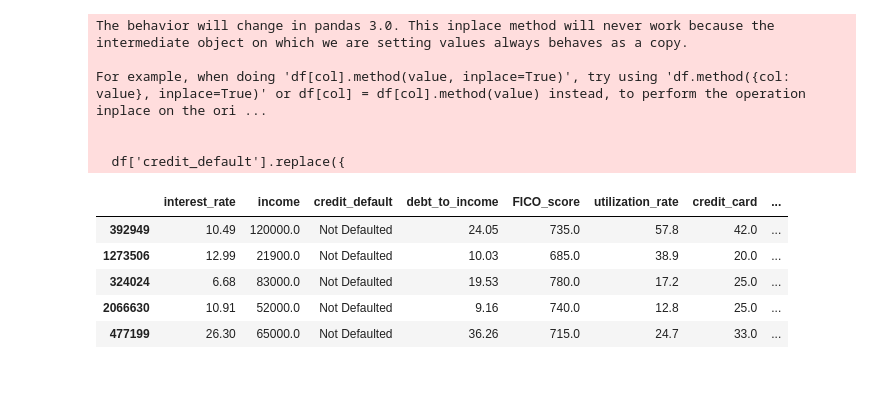
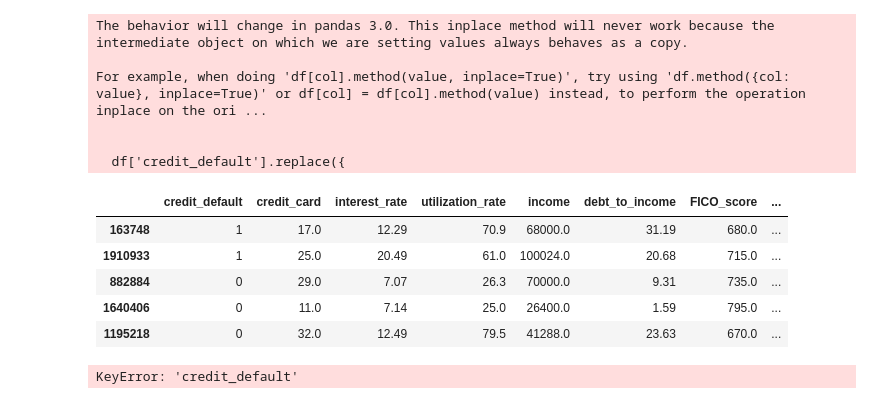
Before and after one commit to annafcosta/Quantum-Computer-Feature-Selection, a Jupyter notebook: src/figure_2e_figure_7ab.ipynb, the cells around one changed output. Drawn from its saved outputs; the diff is of its cells as text; code cells hidden in the pictures.

Commit message:
matriz de correlacao e correlacao com target

```diff
--- a/src/figure_2e_figure_7ab.ipynb
+++ b/src/figure_2e_figure_7ab.ipynb
@@ -3,40 +7,59 @@ import pandas as pd
 # %%
 df = pd.read_csv(
     "../datasets/lending_club.csv",
     usecols=["loan_status", "total_acc", "int_rate", "revol_util", "annual_inc", "dti", "fico_range_low", "num_accts_ever_120_pd", "avg_cur_bal"]
 )
 
-df.rename(columns={
+df.rename(columns = {
     "loan_status": "credit_default",
     "total_acc": "credit_card",
     "int_rate": "interest_rate",
     "revol_util": "utilization_rate",
     "annual_inc": "income",
     "dti": "debt_to_income",
     "fico_range_low": "FICO_score",
     "num_accts_ever_120_pd": "days_line",
     "avg_cur_bal": "balance"
+}, inplace = True)
+
+df['credit_default'].replace({
+    "Fully Paid": 0,
+    "Current": 0,
+    "Charged Off": 1
 }, inplace=True)
 
-df['credit_default'].replace({
-    "Fully Paid": "Not Defaulted",
-    "Current": "Not Defaulted",
-    "Charged Off": "Defaulted"
-}, inplace=True)
+df_filtered = df[df['credit_default'].isin([0, 1])]
 
-df_sample = df.sample(n=1000, random_state=42)
+num_rows = len(df_filtered)
+
+df_sample = df_filtered.sample(n=1000, random_state=42)
+df_sample = df_sample[['credit_default', 'credit_card', 'interest_rate', 'utilization_rate', 'income', 'debt_to_income', 'FICO_score', 'days_line', 'balance']]
 
 df_sample.head()
 # %% [output]
 The behavior will change in pandas 3.0. This inplace method will never work because the intermediate object on which we are setting values always behaves as a copy.
 
 For example, when doing 'df[col].method(value, inplace=True)', try using 'df.method({col: value}, inplace=True)' or df[col] = df[col].method(value) instead, to perform the operation inplace on the ori ...
 
 
   df['credit_default'].replace({
-|  | interest_rate | income | credit_default | debt_to_income | FICO_score | utilization_rate | credit_card | ... |
-| 392949 | 10.49 | 120000.0 | Not Defaulted | 24.05 | 735.0 | 57.8 | 42.0 | ... |
-| 1273506 | 12.99 | 21900.0 | Not Defaulted | 10.03 | 685.0 | 38.9 | 20.0 | ... |
-| 324024 | 6.68 | 83000.0 | Not Defaulted | 19.53 | 780.0 | 17.2 | 25.0 | ... |
-| 2066630 | 10.91 | 52000.0 | Not Defaulted | 9.16 | 740.0 | 12.8 | 25.0 | ... |
-| 477199 | 26.30 | 65000.0 | Not Defaulted | 36.26 | 715.0 | 24.7 | 33.0 | ... |
+|  | credit_default | credit_card | interest_rate | utilization_rate | income | debt_to_income | FICO_score | ... |
+| 163748 | 1 | 17.0 | 12.29 | 70.9 | 68000.0 | 31.19 | 680.0 | ... |
+| 1910933 | 1 | 25.0 | 20.49 | 61.0 | 100024.0 | 20.68 | 715.0 | ... |
+| 882884 | 0 | 29.0 | 7.07 | 26.3 | 70000.0 | 9.31 | 735.0 | ... |
+| 1640406 | 0 | 11.0 | 7.14 | 25.0 | 26400.0 | 1.59 | 795.0 | ... |
+| 1195218 | 0 | 32.0 | 12.49 | 79.5 | 41288.0 | 23.63 | 670.0 | ... |
+# %%
+X = df_sample[['credit_card', 'interest_rate', 'utilization_rate', 'income', 'debt_to_income', 'FICO_score', 'days_line', 'balance']]
+y = df_sample['credit_default']
+
+# _, X_test, _, y_test = train_test_split(X, y, test_size=0.2, random_state=42)
+
+# model = LogisticRegression()
+# model.fit(X, y)
+
+corr_matrix = X.corr()
+
+target_corr = df_sample.corr()['credit_default']
+# %% [output]
+KeyError: 'credit_default'
```
Also changed, not shown: parts of 4 cells of this notebook.
